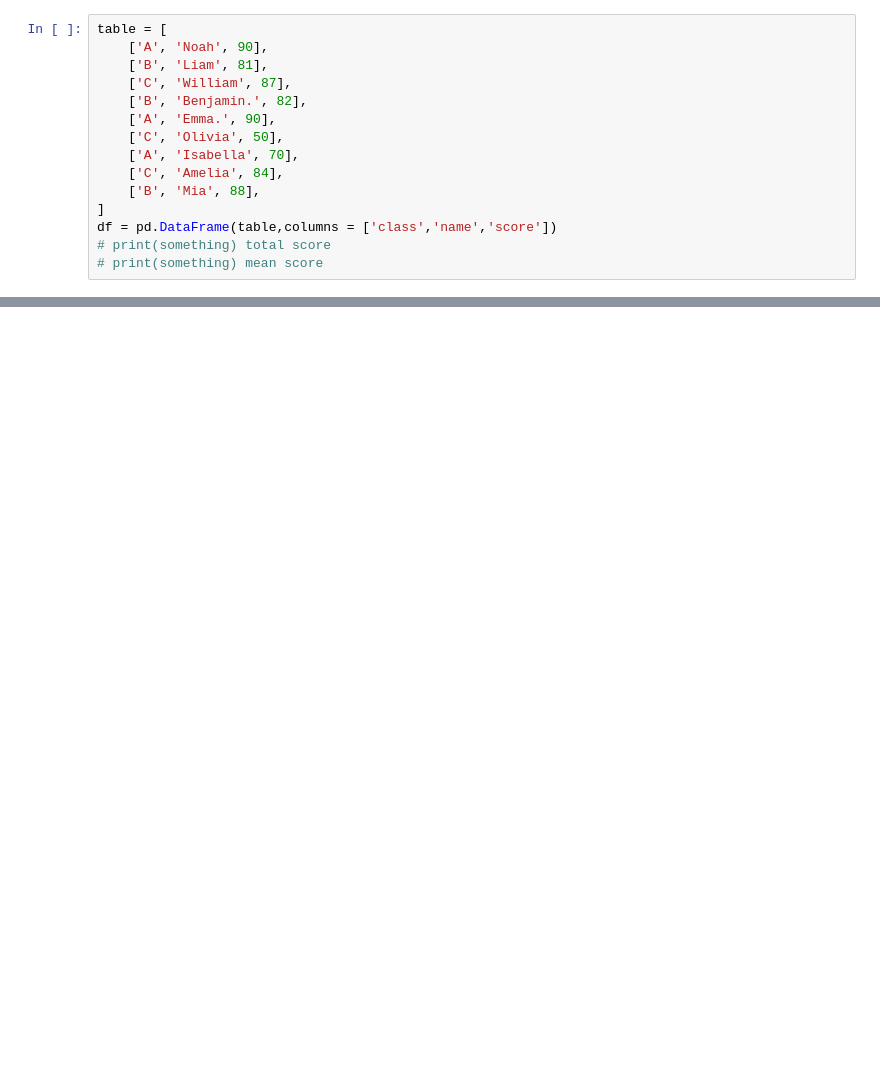
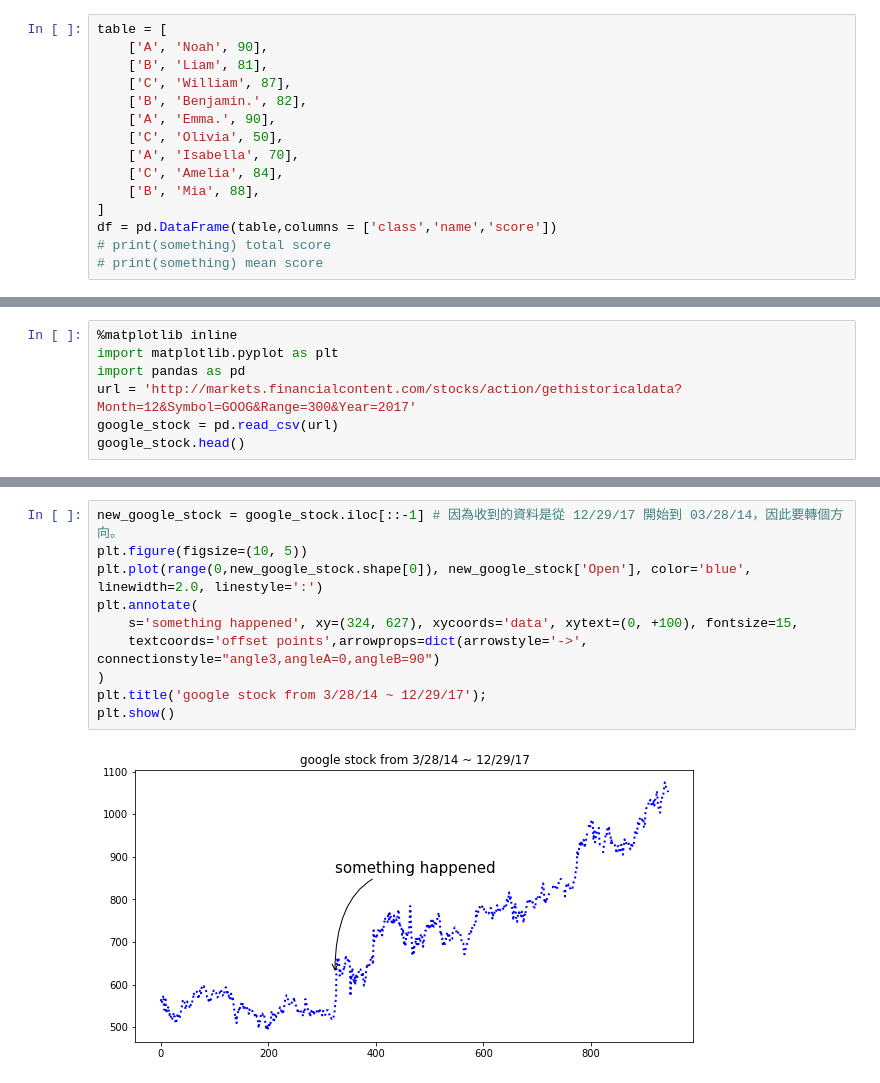
Before and after one commit to x-village/python-course, a Jupyter notebook: Lesson08-Web Crawler/Lesson09-Data Visualisation.ipynb, the cells around one changed output, grey strips where cells are left out. Cells and saved outputs as stored; diff of their text form; blank space fills up the shorter version.

```diff
--- a/Lesson08-Web Crawler/Lesson09-Data Visualisation.ipynb
+++ b/Lesson08-Web Crawler/Lesson09-Data Visualisation.ipynb
@@ -350,0 +396,7 @@ df = pd.DataFrame(table,columns = ['class','name','score'])
+# %%
+%matplotlib inline
+import matplotlib.pyplot as plt
+import pandas as pd
+url = 'http://markets.financialcontent.com/stocks/action/gethistoricaldata?Month=12&Symbol=GOOG&Range=300&Year=2017'
+google_stock = pd.read_csv(url)
+google_stock.head()
@@ -350,0 +410,12 @@ df = pd.DataFrame(table,columns = ['class','name','score'])
+# %%
+new_google_stock = google_stock.iloc[::-1] # 因為收到的資料是從 12/29/17 開始到 03/28/14，因此要轉個方向。
+plt.figure(figsize=(10, 5))
+plt.plot(range(0,new_google_stock.shape[0]), new_google_stock['Open'], color='blue', linewidth=2.0, linestyle=':')
+plt.annotate(
+    s='something happened', xy=(324, 627), xycoords='data', xytext=(0, +100), fontsize=15,
+    textcoords='offset points',arrowprops=dict(arrowstyle='->', connectionstyle="angle3,angleA=0,angleB=90")
+)
+plt.title('google stock from 3/28/14 ~ 12/29/17');
+plt.show()
+# %% [output]
+[figure, added]
```
Also changed, not shown: parts of 26 cells of this notebook, 1 other file.
